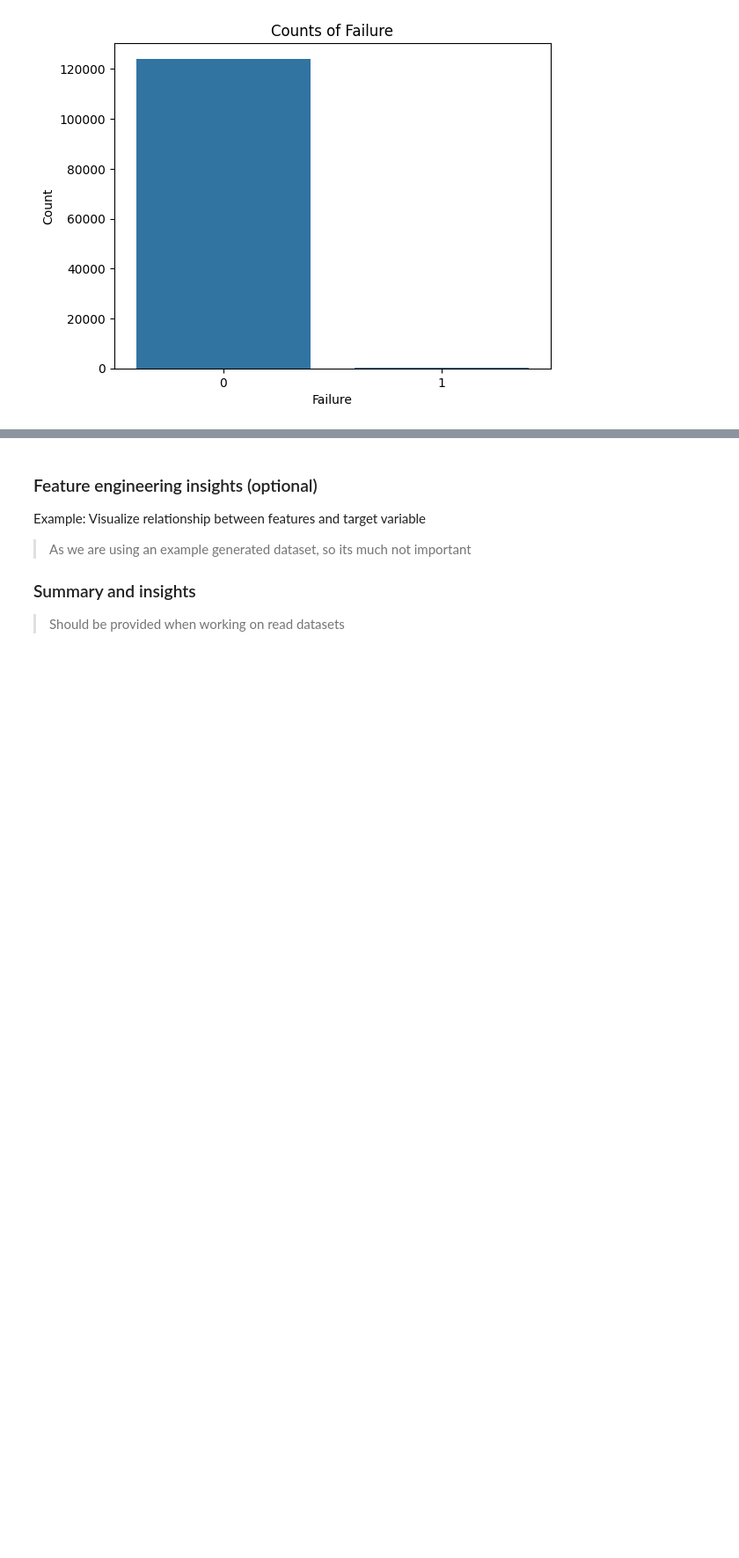
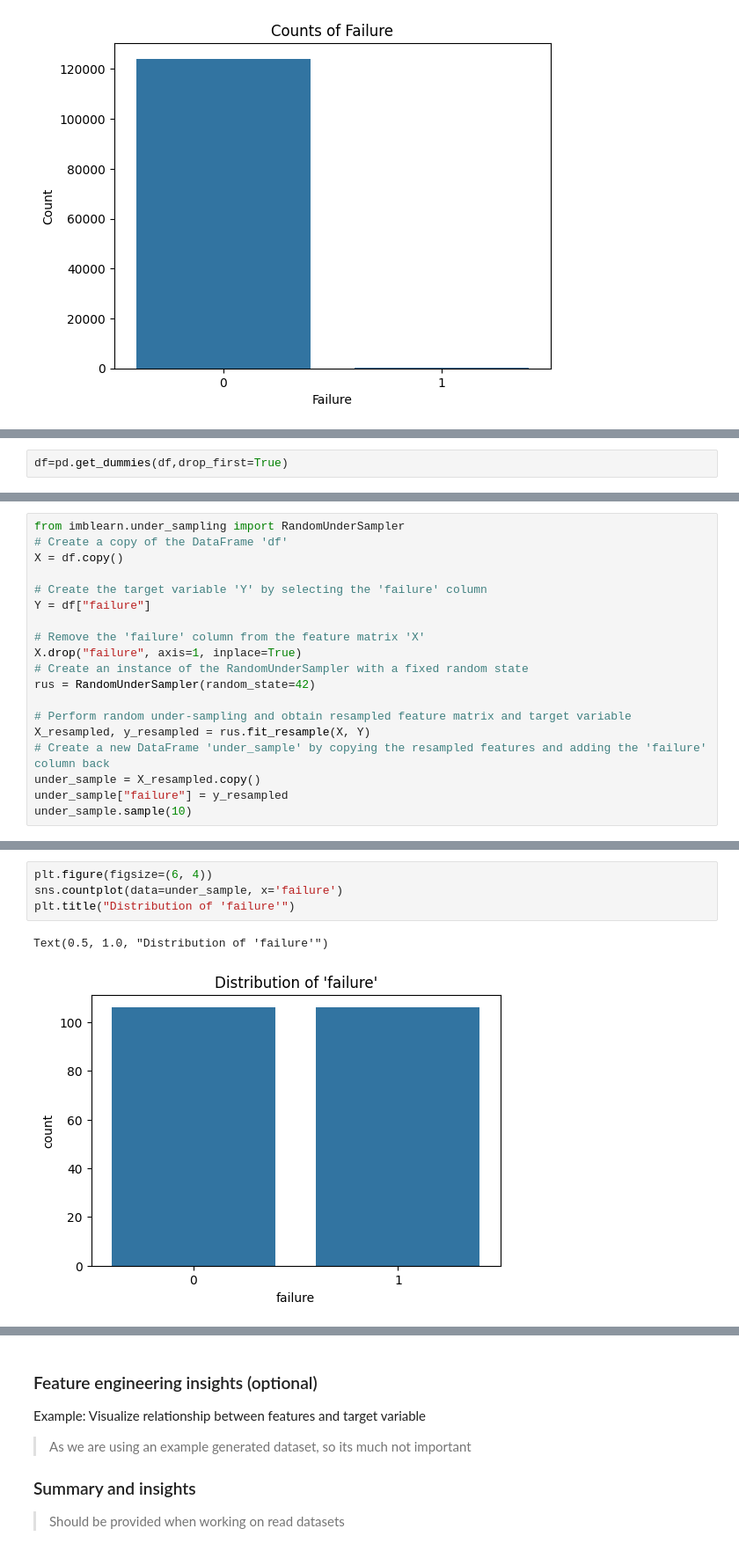
Before and after one commit to typhonshambo/End-to-End-ML-Pipeline-for-Predictive-Maintenance, a Jupyter notebook: notebooks/exploratory_data_analysis.ipynb, the cells around one changed output, grey strips where cells are left out. Shown at 88% size. Drawn from its saved outputs; the diff is of its cells as text; blank space fills up the shorter version.

```diff
--- a/notebooks/exploratory_data_analysis.ipynb
+++ b/notebooks/exploratory_data_analysis.ipynb
@@ -258,0 +311,2 @@ plt.show()
+# %%
+df=pd.get_dummies(df,drop_first=True)
@@ -258,0 +331,19 @@ plt.show()
+# %%
+from imblearn.under_sampling import RandomUnderSampler
+# Create a copy of the DataFrame 'df'
+X = df.copy()
+
+# Create the target variable 'Y' by selecting the 'failure' column
+Y = df["failure"]
+
+# Remove the 'failure' column from the feature matrix 'X'
+X.drop("failure", axis=1, inplace=True)
+# Create an instance of the RandomUnderSampler with a fixed random state
+rus = RandomUnderSampler(random_state=42)
+
+# Perform random under-sampling and obtain resampled feature matrix and target variable
+X_resampled, y_resampled = rus.fit_resample(X, Y)
+# Create a new DataFrame 'under_sample' by copying the resampled features and adding the 'failure' column back
+under_sample = X_resampled.copy()
+under_sample["failure"] = y_resampled
+under_sample.sample(10)
@@ -258,0 +362,7 @@ plt.show()
+# %%
+plt.figure(figsize=(6, 4))
+sns.countplot(data=under_sample, x='failure')
+plt.title("Distribution of 'failure'")
+# %% [output]
+Text(0.5, 1.0, "Distribution of 'failure'")
+[figure, added]
```
Also changed, not shown: parts of 12 cells of this notebook, 7 other files.
